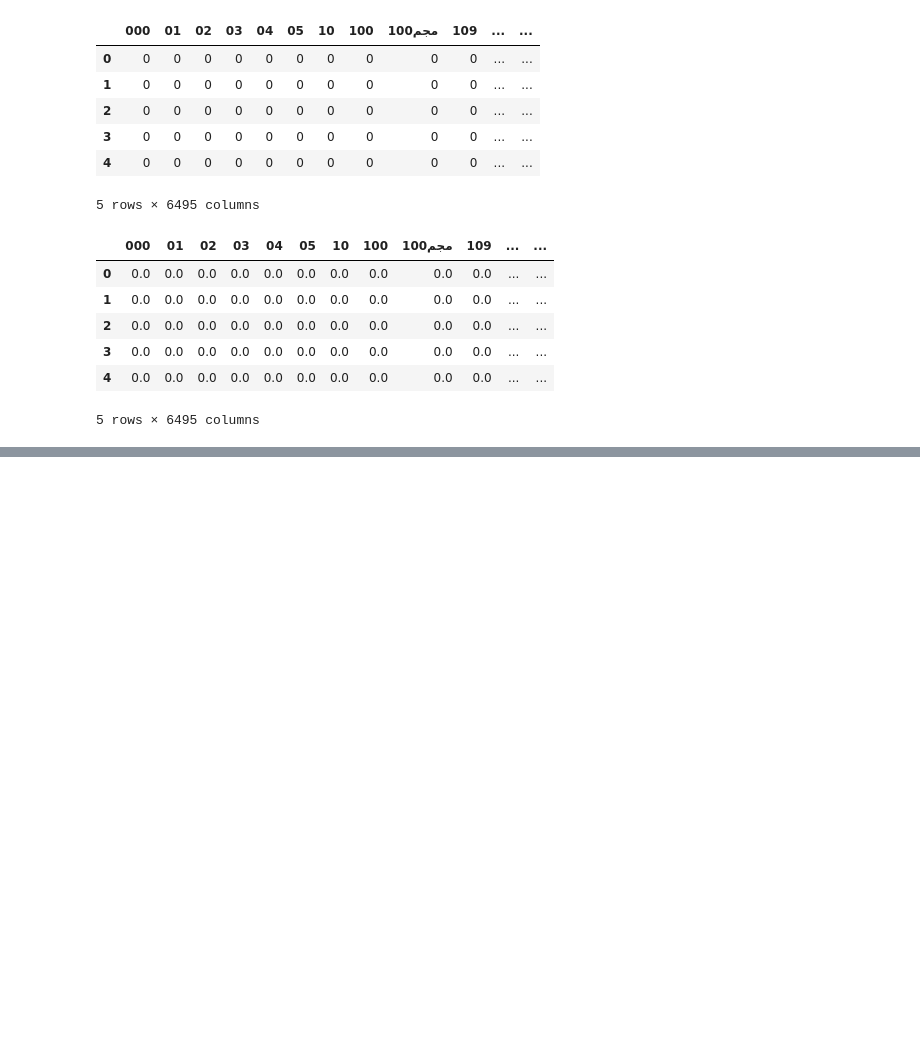
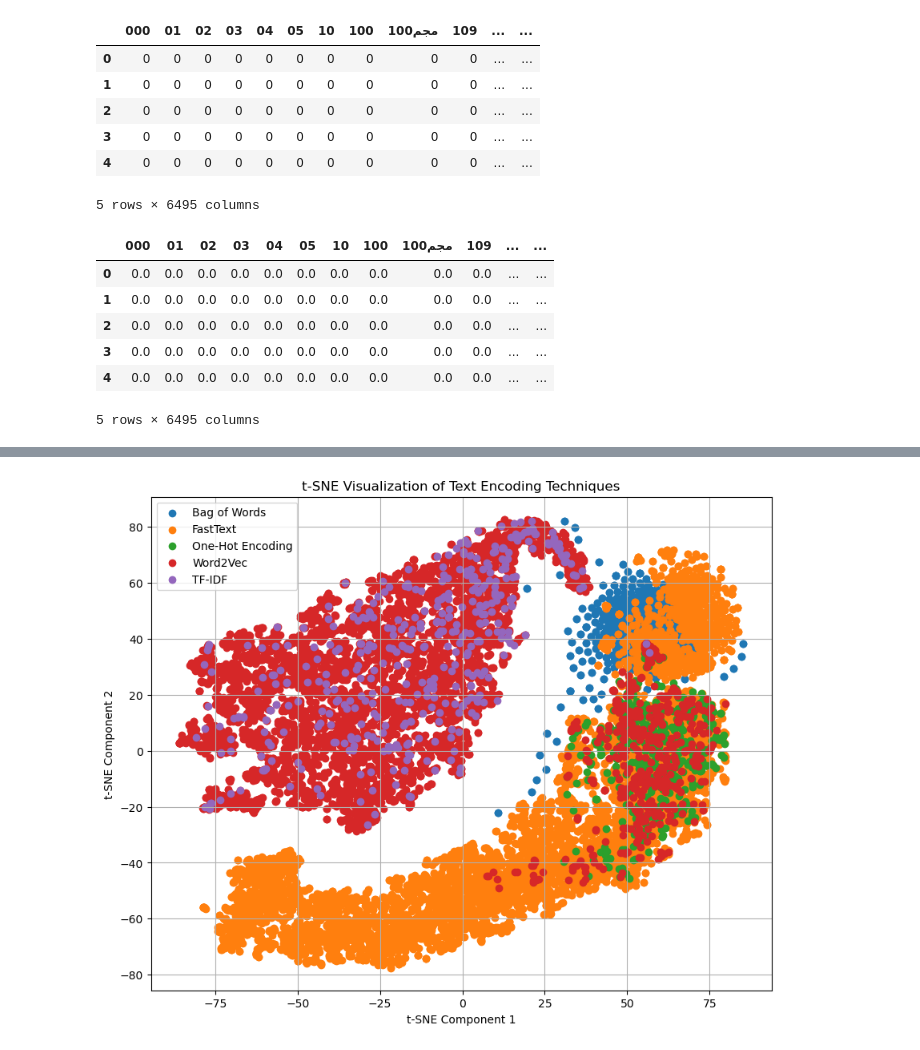
Before and after one commit to Abdessamade-OH/NLP-Lab2, a Jupyter notebook: Part2.ipynb, the cells around one changed output, grey strips where cells are left out. Cells and saved outputs as stored; diff of their text form; code cells hidden in the pictures; blank space fills up the shorter version.

```diff
--- a/Part2.ipynb
+++ b/Part2.ipynb
@@ -206,39 +245,34 @@ Vector for 'عمى': [-0.1270061   0.3958135   0.45689824  0.2114548   0.2694221
 # %%
-import numpy as np
-import matplotlib.pyplot as plt
-from sklearn.manifold import TSNE
-
-# Assuming you have vectors for each technique
-# one_hot_vectors, bow_vectors, tfidf_vectors, word2vec_vectors, glove_vectors, fasttext_vectors
-
-# Concatenate all vectors into a single matrix
-all_vectors = np.concatenate([
-    one_hot_vectors,
-    bow_vectors,
-    tfidf_vectors,
-    cbow_vectors,
-    fastText_vectors
-])
-
-# Define labels for each vector set
-labels = ['One-Hot Encoding'] * len(one_hot_vectors) + \
-         ['Bag of Words'] * len(bow_vectors) + \
-         ['TF-IDF'] * len(tfidf_vectors) + \
-         ['Word2Vec'] * len(cbow_vectors) + \
-         ['FastText'] * len(fastText_vectors)
 
 # Apply t-SNE to reduce dimensionality to 2D
 tsne = TSNE(n_components=2, random_state=42)
 tsne_vectors = tsne.fit_transform(all_vectors)
 
+# Define labels for each vector set
+labels = ['One-Hot Encoding'] * len(padded_one_hot) + \
+         ['Bag of Words'] * len(padded_bow) + \
+         ['TF-IDF'] * len(padded_tfidf) + \
+         ['Word2Vec'] * len(padded_cbow) + \
+         ['FastText'] * len(padded_fastText)
+
 # Plot t-SNE embeddings
 plt.figure(figsize=(10, 8))
-for i, label in enumerate(labels):
-    plt.scatter(tsne_vectors[i, 0], tsne_vectors[i, 1], label=label)
 
-plt.title('t-SNE Visualization of Encoded/Vectorized Vectors')
+# Define the start index of the vectors for each label
+start_idx = 0
+for label in set(labels):
+    # Calculate the number of vectors for the current label
+    num_vectors = labels.count(label)
+    # Plot the vectors for the current label
+    plt.scatter(tsne_vectors[start_idx:start_idx+num_vectors, 0], tsne_vectors[start_idx:start_idx+num_vectors, 1], label=label)
+    # Update the start index for the next label
+    start_idx += num_vectors
+
+plt.title('t-SNE Visualization of Text Encoding Techniques')
 plt.xlabel('t-SNE Component 1')
 plt.ylabel('t-SNE Component 2')
 plt.legend()
 plt.grid(True)
 plt.show()
+# %% [output]
+[figure, added]
```
Also changed, not shown: parts of 8 cells of this notebook.
